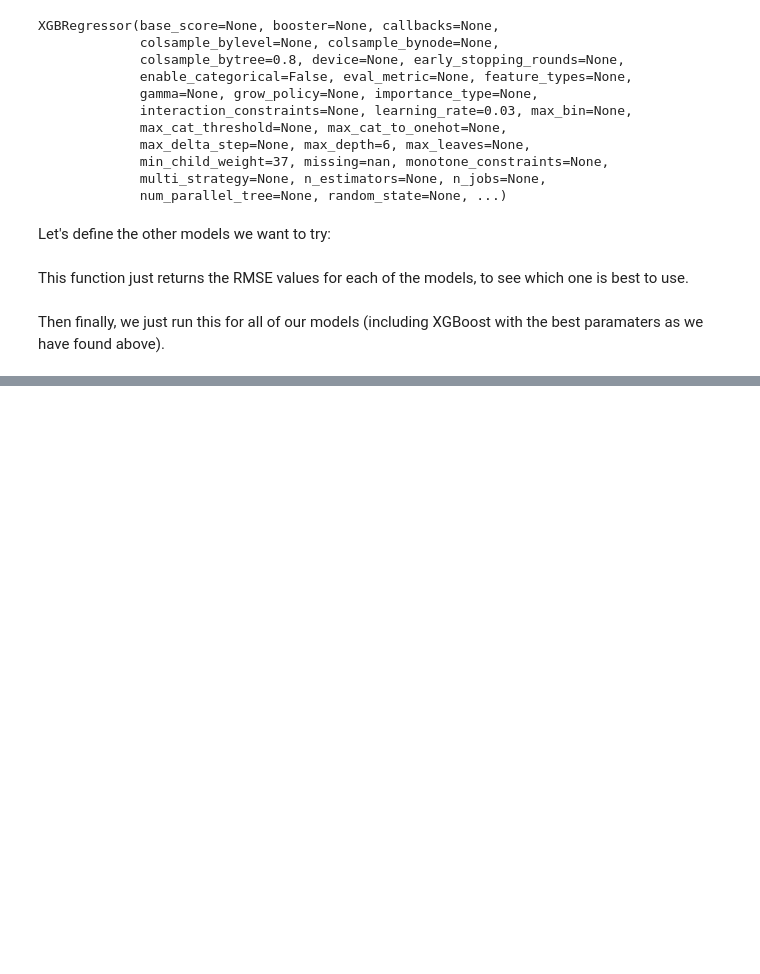
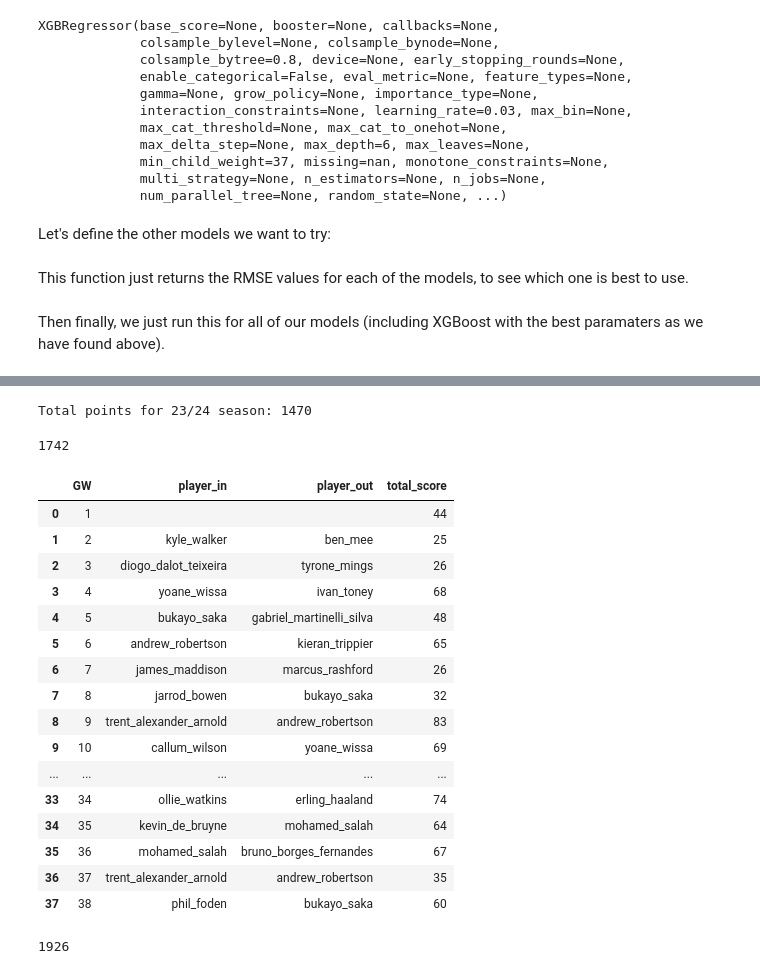
Before and after one commit to jamesdidathing/fpl_predictor, a Jupyter notebook: predictor.ipynb, the cells around one changed output, grey strips where cells are left out. Cells and saved outputs as stored; diff of their text form; code cells hidden in the pictures; blank space fills up the shorter version.

```diff
--- a/predictor.ipynb
+++ b/predictor.ipynb
@@ -668,0 +713,10 @@ XGB: 1.796788 (0.074906)
+# %%
+def make_predicted_table(y_test, y_pred, gw_df):
+    results_df = pd.DataFrame(list(zip(y_test.tolist(), y_pred.tolist())),
+                             columns=["actual", "predicted"])
+
+    results_df.reset_index(drop=True, inplace=True)
+    gw_df.reset_index(inplace=True)
+    pred_df = pd.concat([gw_df, results_df], axis=1)
+
+    return pred_df
@@ -668,0 +837,51 @@ XGB: 1.796788 (0.074906)
+# %%
+captain = get_initial_team(prob, previous_season_player_df).sort_values("total_points", ascending=False).head(1).full_name.values[0]
+
+total_points = current_season_player_df[current_season_player_df.full_name.isin(initial_team_df.full_name)].total_points.sum()
+total_points += current_season_player_df[current_season_player_df.full_name==captain].total_points
+
+print("Total points for 23/24 season:", total_points.values[0])
+# %% [output]
+Total points for 23/24 season: 1470
+# %%
+## Linear regression
+
+my_team = list(initial_team_df.full_name)
+gameweeks = (test_df.GW).unique()
+starting_money = 1000 - bench_cost - initial_team_df.starting_cost.sum()
+
+lin_reg_perf = get_performance(my_team, starting_money, gameweeks,
+                   predicted_df_lin_reg)
+
+lin_reg_perf
+# %% [output]
+1742
+|  | GW | player_in | player_out | total_score |
+| 0 | 1 |  |  | 44 |
+| 1 | 2 | kyle_walker | ben_mee | 25 |
+| 2 | 3 | diogo_dalot_teixeira | tyrone_mings | 26 |
+| 3 | 4 | yoane_wissa | ivan_toney | 68 |
+| 4 | 5 | bukayo_saka | gabriel_martinelli_silva | 48 |
+| 5 | 6 | andrew_robertson | kieran_trippier | 65 |
+| 6 | 7 | james_maddison | marcus_rashford | 26 |
+| 7 | 8 | jarrod_bowen | bukayo_saka | 32 |
+| 8 | 9 | trent_alexander_arnold | andrew_robertson | 83 |
+| 9 | 10 | callum_wilson | yoane_wissa | 69 |
+| ... | ... | ... | ... | ... |
+| 33 | 34 | ollie_watkins | erling_haaland | 74 |
+| 34 | 35 | kevin_de_bruyne | mohamed_salah | 64 |
+| 35 | 36 | mohamed_salah | bruno_borges_fernandes | 67 |
+| 36 | 37 | trent_alexander_arnold | andrew_robertson | 35 |
+| 37 | 38 | phil_foden | bukayo_saka | 60 |
+# %%
+## XGBoost
+
+
+my_team = list(initial_team_df.full_name)
+gameweeks = (test_df.GW).unique()
+starting_money = 1000 - bench_cost - initial_team_df.starting_cost.sum()
+
+xgb_cv_perf = get_performance(my_team, starting_money, gameweeks,
+                   predicted_df_xgb)
+# %% [output]
+1926
```
Also changed, not shown: parts of 14 cells of this notebook.
